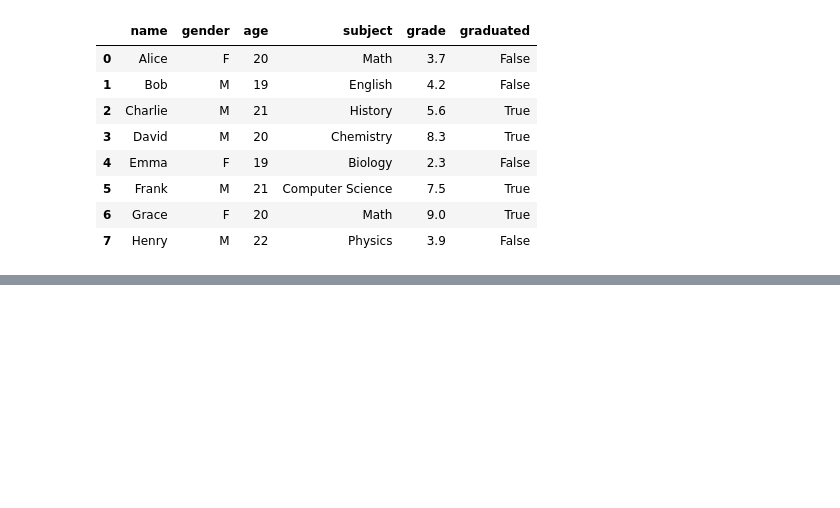
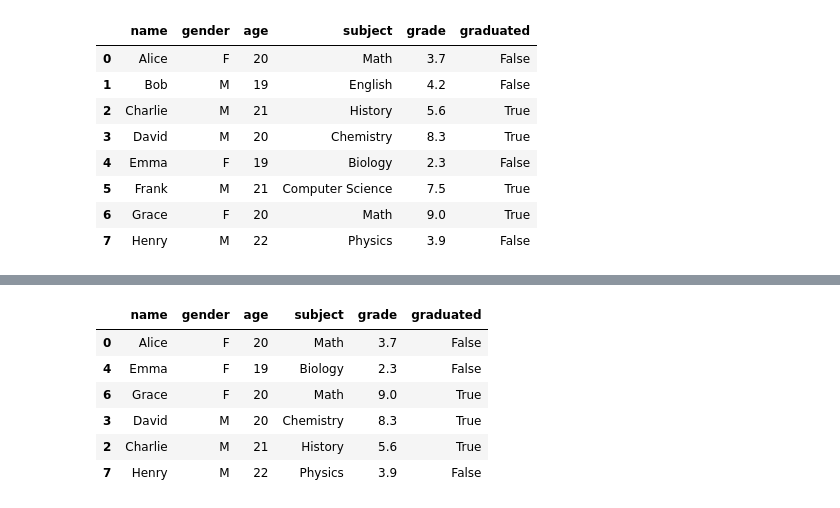
Before and after one commit to ArcaneIrvine/ACM_Machine_Learning, a Jupyter notebook: Lessons/lesson_2.ipynb, the cells around one changed output, grey strips where cells are left out. Saved outputs shown, nothing was run; the diff lists cells and outputs as text; code cells hidden in the pictures; blank space fills up the shorter version.

```diff
--- a/Lessons/lesson_2.ipynb
+++ b/Lessons/lesson_2.ipynb
@@ -351,0 +407,23 @@ test_data
+# %%
+# Separate the majority and minority classes
+df_majority = dataframe[dataframe.gender=='M']
+df_minority = dataframe[dataframe.gender=='F']
+
+# Downsample the majority class
+# n_samples is set to the length of the minority class
+# replace argument specifies that data points from the majority class will not be selected more than once
+# random_state is used to set the random seed
+df_majority_undersampled = resample(df_majority, replace=False, n_samples=len(df_minority), random_state=1)
+
+# Combine majority class with undersampled minority class
+df_undersampled = pd.concat([df_minority, df_majority_undersampled])
+# %%
+df_undersampled
+# %% [output]
+|  | name | gender | age | subject | grade | graduated |
+| 0 | Alice | F | 20 | Math | 3.7 | False |
+| 4 | Emma | F | 19 | Biology | 2.3 | False |
+| 6 | Grace | F | 20 | Math | 9.0 | True |
+| 3 | David | M | 20 | Chemistry | 8.3 | True |
+| 2 | Charlie | M | 21 | History | 5.6 | True |
+| 7 | Henry | M | 22 | Physics | 3.9 | False |
```
Also changed, not shown: parts of 19 cells of this notebook.
